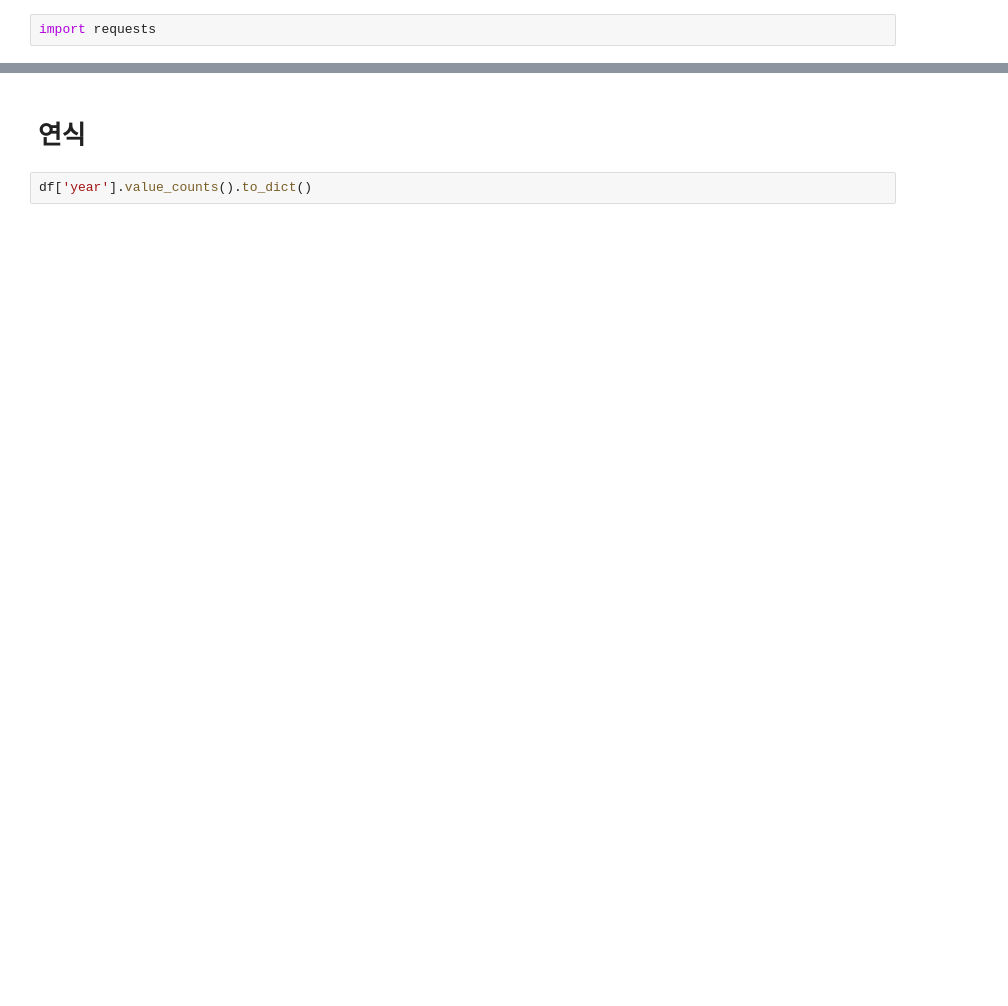
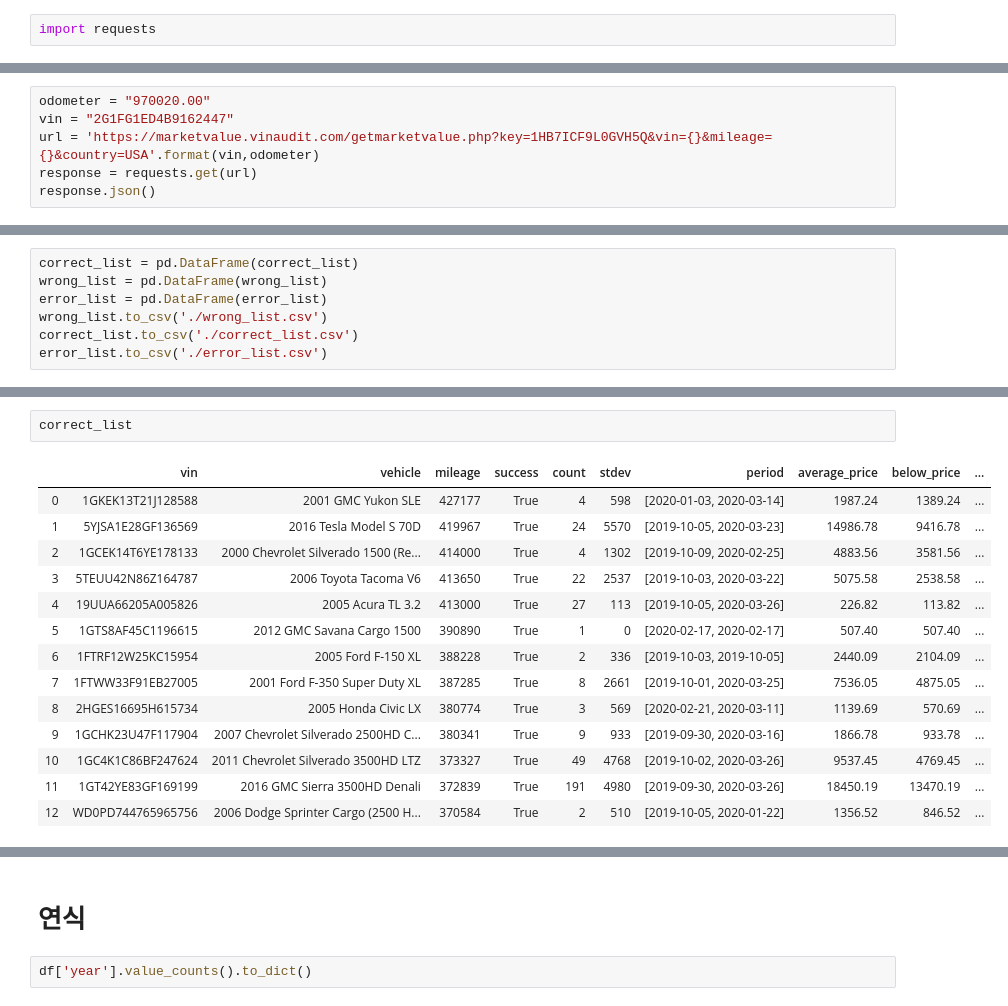
Before and after one commit to HowardHowonYu/Usedcar_regression_project, a Jupyter notebook: howard/트러블슈팅.ipynb, the cells around one changed output, grey strips where cells are left out. Cells and saved outputs as stored; diff of their text form; blank space fills up the shorter version.

Commit message:
usedcar regression : scraping vinaudit

```diff
--- a/howard/트러블슈팅.ipynb
+++ b/howard/트러블슈팅.ipynb
@@ -230,0 +416,6 @@ import requests
+# %%
+odometer = "970020.00"
+vin = "2G1FG1ED4B9162447"
+url = 'https://marketvalue.vinaudit.com/getmarketvalue.php?key=1HB7ICF9L0GVH5Q&vin={}&mileage={}&country=USA'.format(vin,odometer)
+response = requests.get(url)
+response.json()
@@ -274,0 +472,7 @@ response = requests.get(url)
+# %%
+correct_list = pd.DataFrame(correct_list)
+wrong_list = pd.DataFrame(wrong_list)
+error_list = pd.DataFrame(error_list)
+wrong_list.to_csv('./wrong_list.csv')
+correct_list.to_csv('./correct_list.csv')
+error_list.to_csv('./error_list.csv')
@@ -274,0 +496,17 @@ response = requests.get(url)
+# %%
+correct_list
+# %% [output]
+|  | vin | vehicle | mileage | success | count | stdev | period | average_price | below_price | ... |
+| 0 | 1GKEK13T21J128588 | 2001 GMC Yukon SLE | 427177 | True | 4 | 598 | [2020-01-03, 2020-03-14] | 1987.24 | 1389.24 | ... |
+| 1 | 5YJSA1E28GF136569 | 2016 Tesla Model S 70D | 419967 | True | 24 | 5570 | [2019-10-05, 2020-03-23] | 14986.78 | 9416.78 | ... |
+| 2 | 1GCEK14T6YE178133 | 2000 Chevrolet Silverado 1500 (Re... | 414000 | True | 4 | 1302 | [2019-10-09, 2020-02-25] | 4883.56 | 3581.56 | ... |
+| 3 | 5TEUU42N86Z164787 | 2006 Toyota Tacoma V6 | 413650 | True | 22 | 2537 | [2019-10-03, 2020-03-22] | 5075.58 | 2538.58 | ... |
+| 4 | 19UUA66205A005826 | 2005 Acura TL 3.2 | 413000 | True | 27 | 113 | [2019-10-05, 2020-03-26] | 226.82 | 113.82 | ... |
+| 5 | 1GTS8AF45C1196615 | 2012 GMC Savana Cargo 1500 | 390890 | True | 1 | 0 | [2020-02-17, 2020-02-17] | 507.40 | 507.40 | ... |
+| 6 | 1FTRF12W25KC15954 | 2005 Ford F-150 XL | 388228 | True | 2 | 336 | [2019-10-03, 2019-10-05] | 2440.09 | 2104.09 | ... |
+| 7 | 1FTWW33F91EB27005 | 2001 Ford F-350 Super Duty XL | 387285 | True | 8 | 2661 | [2019-10-01, 2020-03-25] | 7536.05 | 4875.05 | ... |
+| 8 | 2HGES16695H615734 | 2005 Honda Civic LX | 380774 | True | 3 | 569 | [2020-02-21, 2020-03-11] | 1139.69 | 570.69 | ... |
+| 9 | 1GCHK23U47F117904 | 2007 Chevrolet Silverado 2500HD C... | 380341 | True | 9 | 933 | [2019-09-30, 2020-03-16] | 1866.78 | 933.78 | ... |
+| 10 | 1GC4K1C86BF247624 | 2011 Chevrolet Silverado 3500HD LTZ | 373327 | True | 49 | 4768 | [2019-10-02, 2020-03-26] | 9537.45 | 4769.45 | ... |
+| 11 | 1GT42YE83GF169199 | 2016 GMC Sierra 3500HD Denali | 372839 | True | 191 | 4980 | [2019-09-30, 2020-03-26] | 18450.19 | 13470.19 | ... |
+| 12 | WD0PD744765965756 | 2006 Dodge Sprinter Cargo (2500 H... | 370584 | True | 2 | 510 | [2019-10-05, 2020-01-22] | 1356.52 | 846.52 | ... |
```
Also changed, not shown: parts of 53 cells of this notebook, 1 other file.
